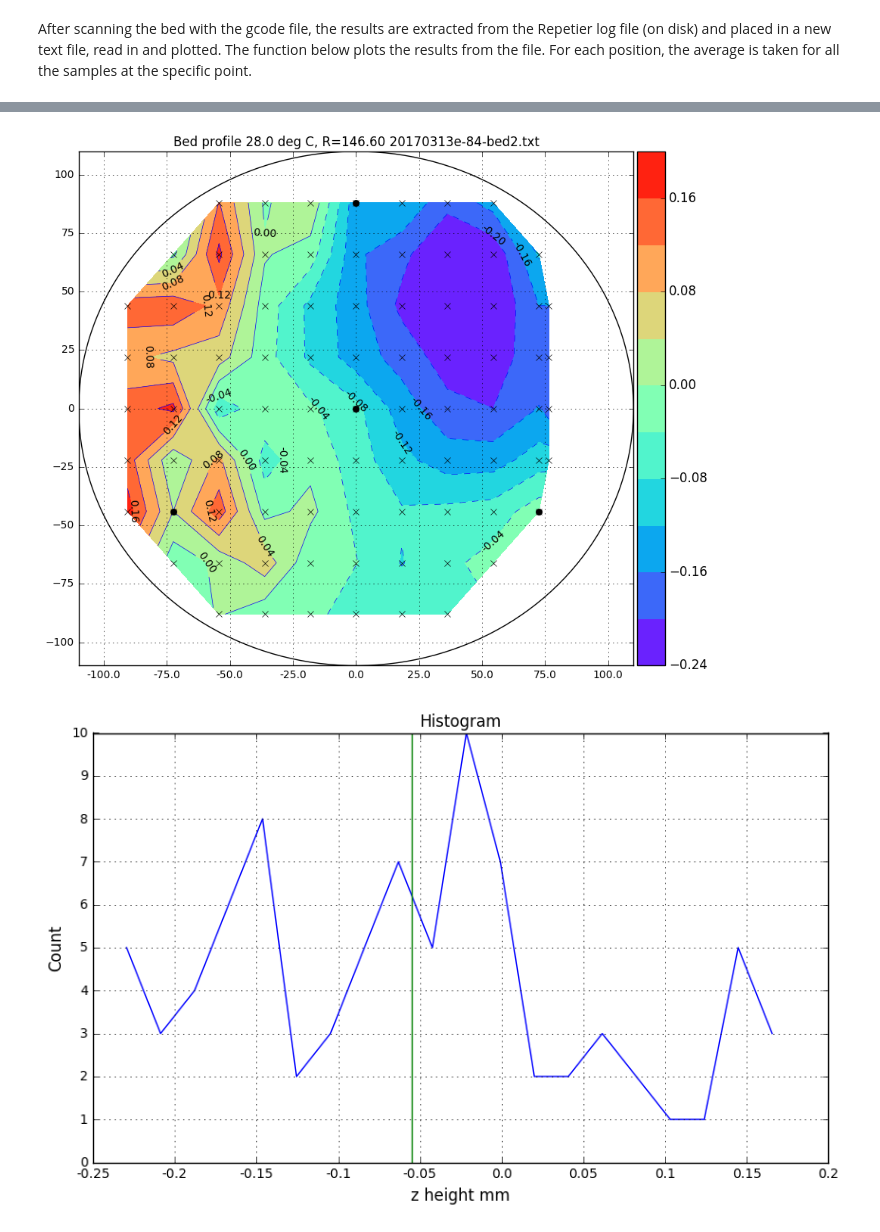
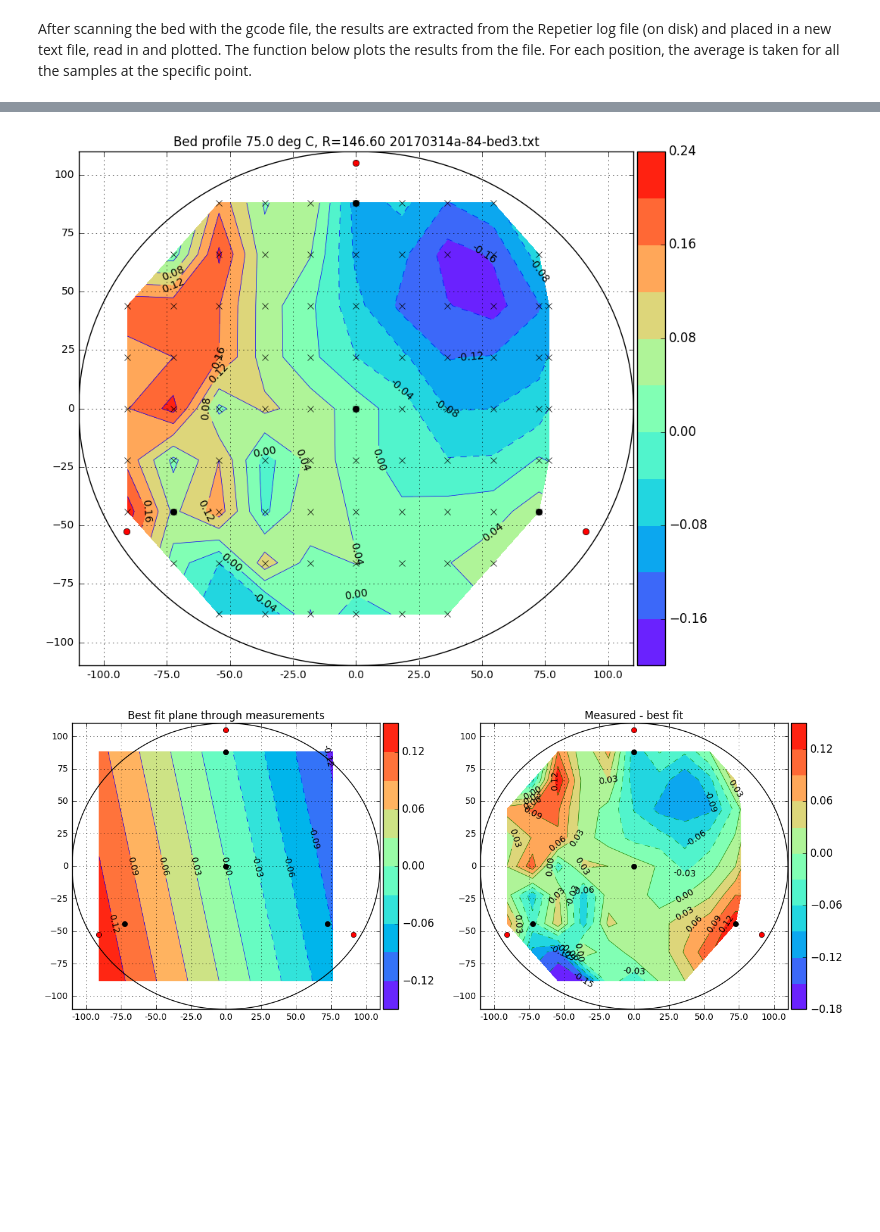
Before and after one commit to NelisW/my3D-Trium, a Jupyter notebook: building/CalcProbePoints.ipynb, the cells around one changed output, grey strips where cells are left out. Saved outputs shown, nothing was run; the diff lists cells and outputs as text; code cells hidden in the pictures; blank space fills up the shorter version.

Commit message:
added best fit bed correction

```diff
--- a/building/CalcProbePoints.ipynb
+++ b/building/CalcProbePoints.ipynb
@@ -182,7 +188,6 @@ with open(filename,'w') as fo:
             fo.write('G30\n')
         if not ie % numg28:
             fo.write('G28  ; home: reset coord sys by reading MAX endstops\n')
-            fo.write('G28  ; home: reset coord sys by reading MAX endstops\n')
 
     fo.write(footer)
 # %% [output]
@@ -220,6 +239,8 @@ def plotBed(filename,zProbeTrigger,shimThickness):
 
     # here are the points used
     calibsamples = np.asarray([[0,0],[-72.5,-44],[72.5,-44],[0,88]])
+    screws = np.asarray([[0,105.],[-105*np.cos(np.pi/6.),-105*np.sin(np.pi/6.)],
+                         [105*np.cos(np.pi/6.),-105*np.sin(np.pi/6.)]])
 
     # make pandas dataframe
     df = pd.DataFrame(validlines,columns=['x','y','z'])
@@ -240,15 +261,31 @@ def plotBed(filename,zProbeTrigger,shimThickness):
 
     dfp = dfr.pivot(index='y', columns='x', values='z')
     dfpflat = dfp.values.flatten()
-    print('\nBed statistics: min={:.3f}  mean={:.3f}  max={:.3f} spread={:.3f}\n'.format(
-            np.nanmin(dfpflat),np.nanmean(dfpflat), np.nanmax(dfpflat),
+    print('\nBed statistics: min={:.3f}  mean={:.3f}  max={:.3f} stddev={:.3f} spread={:.3f}\n'.format(
+            np.nanmin(dfpflat),np.nanmean(dfpflat), np.nanmax(dfpflat), np.nanstd(dfpflat),
             np.nanmax(dfpflat)-np.nanmin(dfpflat)))
 
 #     zC = dfp.ix[]
     print(dfp)
 
+    # calculate a best-fit plane through the data points
+    # https://gist.github.com/amroamroamro/1db8d69b4b65e8bc66a6#file-curve_fitting-py
+    A = np.c_[dfr['x'],dfr['y'],np.ones(dfr['y'].shape)]
+    C,_,_,_ = scipy.linalg.lstsq(A, dfr['z'])    # coefficients
+    print('Best fit plane coefficients {}'.format(C))
+    # evaluate best-fit-plane on grid
+#     bfplane = C[0] * xUm + C[1] * yUm + C[2]
+    # ignore the z component, only look at x and y
+    bfplane = C[0] * xUm + C[1] * yUm
+    bestfitcorrected = dfp.values - bfplane
+    print(type(bestfitcorrected))
+    bestfitcorrected -= np.nanmean(bestfitcorrected.flatten())
+#     bestfitcorrected -= np.nanmax(bestfitcorrected.flatten()) / 2.
+
+    print(np.nanmean(bestfitcorrected))
+
+    # measured data
     p = ryplot.Plotter(1,1,1,figsize=(10,9));
-    # q = ryplot.Plotter(2,figsize=(15,15));
     p.meshContour(1,xUm,yUm,dfp,cbarshow=True,drawGrid=True,
                   levels=10,pltaxis=[-110,110,-110,110],contLabel=True,contFonSz=10,
                   ptitle='Bed profile {} deg C, R={} {}'.format(bedtemp,drad,filename));
@@ -256,8 +293,27 @@ def plotBed(filename,zProbeTrigger,shimThickness):
     p.plot(1,xb,yb,plotCol=['k']);
     p.plot(1,dfr['x'],dfr['y'],markers=['x'],linestyle='',plotCol=['k'],linewidths=[1]);
     p.plot(1,calibsamples[:,0],calibsamples[:,1],markers=['o'],linestyle='',plotCol=['k'],linewidths=[1]);
+    p.plot(1,screws[:,0],screws[:,1],markers=['o'],linestyle='',plotCol=['r'],linewidths=[1]);
 
-    q = ryplot.Plotter(2,1,1,figsize=(10,6))
+    # best fit plane corrected
+    r = ryplot.Plotter(2,1,2,figsize=(15,6));
+    r.meshContour(1,xUm,yUm,bfplane,cbarshow=True,drawGrid=True,
+                  levels=10,pltaxis=[-110,110,-110,110],contLabel=True,contFonSz=10,
+                  ptitle='Best fit plane through measurements');
+
+    r.meshContour(2,xUm,yUm,bestfitcorrected,cbarshow=True,drawGrid=True,
+                  levels=10,pltaxis=[-110,110,-110,110],contLabel=True,contFonSz=10,
+                  ptitle='Measured - best fit'.format(bedtemp,drad,filename));
+
+    for ipl in [1,2]:
+        r.plot(ipl,xb,yb,plotCol=['k']);
+        r.plot(ipl,calibsamples[:,0],calibsamples[:,1],markers=['o'],linestyle='',plotCol=['k'],linewidths=[1]);
+        r.plot(ipl,screws[:,0],screws[:,1],markers=['o'],linestyle='',plotCol=['r'],linewidths=[1]);
+
+
+
+
+    q = ryplot.Plotter(3,1,1,figsize=(10,6))
     dfpflatnan = dfpflat[np.logical_not(np.isnan(dfpflat))]
     val, bins = np.histogram(dfpflatnan,bins=20)
     q.plot(1,(bins[:-1]+bins[1:])/2., val)
@@ -265,5 +321,5 @@ def plotBed(filename,zProbeTrigger,shimThickness):
           'Histogram','z height mm','Count')
 
 
-plotBed('20170313e-84-bed2.txt',zProbeTrigger=0.7,shimThickness=0.1)
+plotBed('20170314a-84-bed3.txt',zProbeTrigger=0.7,shimThickness=0.1)
 # %% [output]
@@ -288,2 +343,2 @@ y
-[figure, old version]
+[figure, new version]
-[figure, old version]
+[figure, new version]
```
Also changed, not shown: parts of 9 cells of this notebook, 5 other files.
